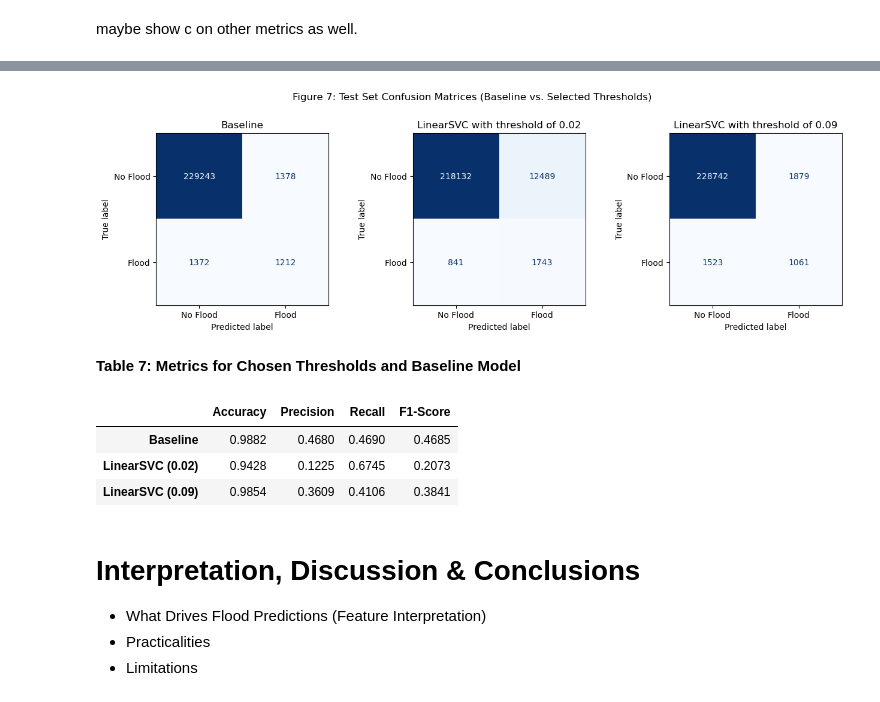
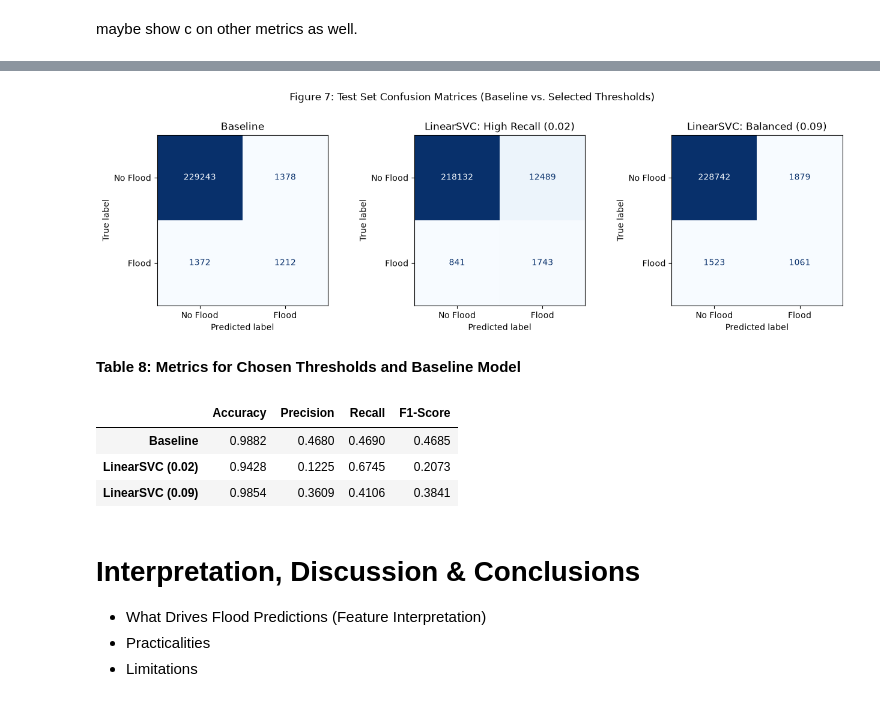
Before and after one commit to EmmaSC05/MLP-Group-Project, a Jupyter notebook: project.ipynb, the cells around one changed output, grey strips where cells are left out. Drawn from its saved outputs; the diff is of its cells as text; code cells hidden in the pictures.

```diff
--- a/project.ipynb
+++ b/project.ipynb
@@ -603,37 +607,34 @@ plt.show()
 # %%
-# Placeholder for baseline (swap in his variable name once added)
-y_pred_baseline = flood.shift(1).where(mask).iloc[split:].stack().dropna().astype(int)
-
-# Plot Test Set Confusion Matrices side-by-side: Baseline vs.chosen thresholds
+# Plot Test Set Confusion Matrices: Baseline vs. Selected Thresholds
 fig, axes = plt.subplots(1, 3, figsize=(13, 4))
 
 ConfusionMatrixDisplay.from_predictions(
-    y_test, y_pred_baseline,
+    y_test, y_pred_test_b,
     display_labels=["No Flood", "Flood"], cmap="Blues", colorbar=False, ax=axes[0]
 )
 axes[0].set_title("Baseline")
 
 ConfusionMatrixDisplay.from_predictions(
     y_test, (y_probs >= 0.02).astype(int),
     display_labels=["No Flood", "Flood"], cmap="Blues", colorbar=False, ax=axes[1]
 )
-axes[1].set_title("LinearSVC with threshold of 0.02")
+axes[1].set_title("LinearSVC: High Recall (0.02)")
 
 ConfusionMatrixDisplay.from_predictions(
     y_test, (y_probs >= 0.09).astype(int),
     display_labels=["No Flood", "Flood"], cmap="Blues", colorbar=False, ax=axes[2]
 )
-axes[2].set_title("LinearSVC with threshold of 0.09")
+axes[2].set_title("LinearSVC: Balanced (0.09)")
 
 fig.suptitle("Figure 7: Test Set Confusion Matrices (Baseline vs. Selected Thresholds)", y=1.02)
 plt.tight_layout()
 plt.show()
 # %% [output]
-[figure, old version]
+[figure, new version]
 # %%
 # Compare Baseline vs chosen LinearSVC thresholds on the test set
 models = {
-    "Baseline": y_pred_baseline,
+    "Baseline": y_pred_test_b,
     "LinearSVC (0.02)": (y_probs >= 0.02).astype(int),
     "LinearSVC (0.09)": (y_probs >= 0.09).astype(int)
 }
@@ -648,10 +649,10 @@ for name, preds in models.items():
     })
 
 test_df = pd.DataFrame(rows, index=models.keys())
-display(Markdown("**Table 7: Metrics for Chosen Thresholds and Baseline Model**"))
+display(Markdown("**Table 8: Metrics for Chosen Thresholds and Baseline Model**"))
 display(test_df.round(4))
 # %% [output]
-**Table 7: Metrics for Chosen Thresholds and Baseline Model**
+**Table 8: Metrics for Chosen Thresholds and Baseline Model**
 |  | Accuracy | Precision | Recall | F1-Score |
 | Baseline | 0.9882 | 0.4680 | 0.4690 | 0.4685 |
 | LinearSVC (0.02) | 0.9428 | 0.1225 | 0.6745 | 0.2073 |
```
Also changed, not shown: parts of 7 cells of this notebook.
